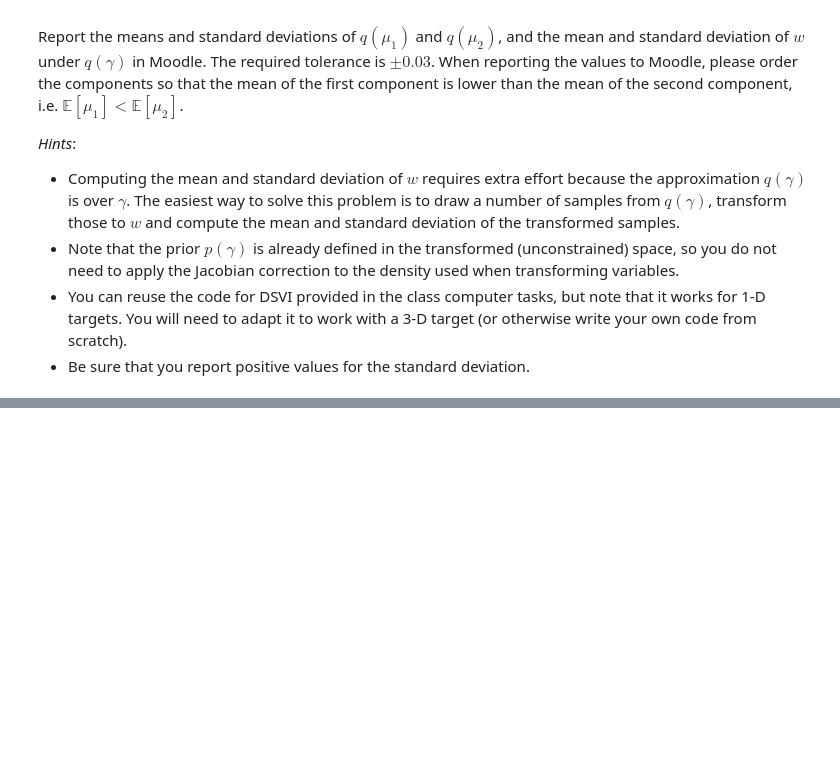
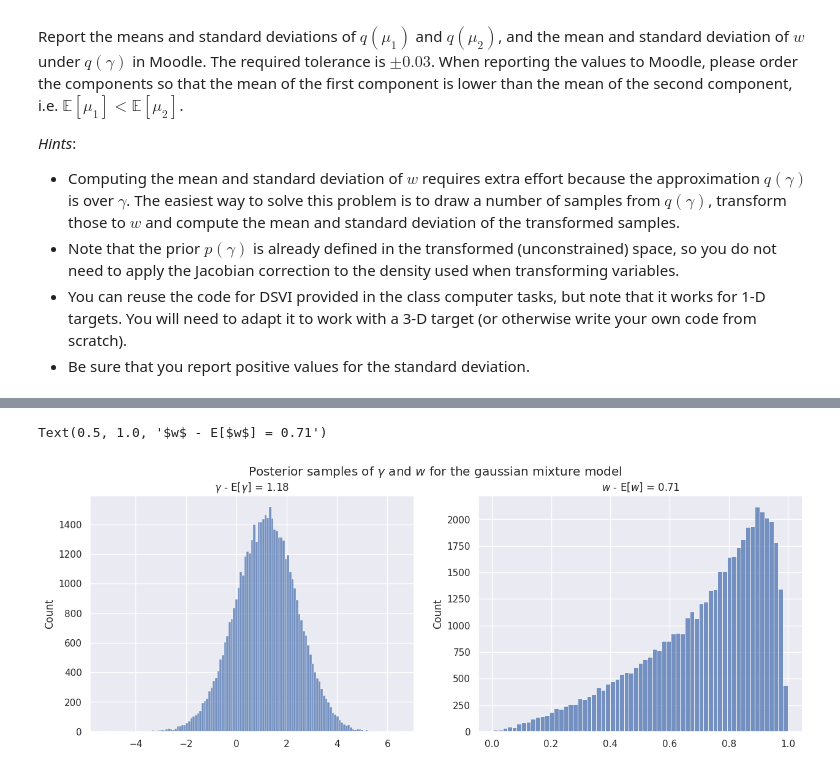
Before and after one commit to yherin/hy-computational-statistics-2023, a Jupyter notebook: Week 5 exercises.ipynb, the cells around one changed output, grey strips where cells are left out. Saved outputs shown, nothing was run; the diff lists cells and outputs as text; code cells hidden in the pictures; blank space fills up the shorter version.

```diff
--- a/Week 5 exercises.ipynb
+++ b/Week 5 exercises.ipynb
@@ -283,0 +445,10 @@ print(mixdata.mean(), mixdata.std())
+# %%
+fig, axes = plt.subplots(1, 2, figsize=(15, 5))
+fig.suptitle(f"Posterior samples of $\gamma$ and $w$ for the gaussian mixture model")
+sns.histplot(gamma_cpu, ax=axes[0])
+sns.histplot(w_cpu, ax=axes[1])
+axes[0].set_title("$\gamma$ - E[$\gamma$] = {:.2f}".format(gamma_cpu.mean()))
+axes[1].set_title("$w$ - E[$w$] = {:.2f}".format(w_cpu.mean()))
+# %% [output]
+Text(0.5, 1.0, '$w$ - E[$w$] = 0.71')
+[figure, added]
```
Also changed, not shown: parts of 17 cells of this notebook, 3 other files.
